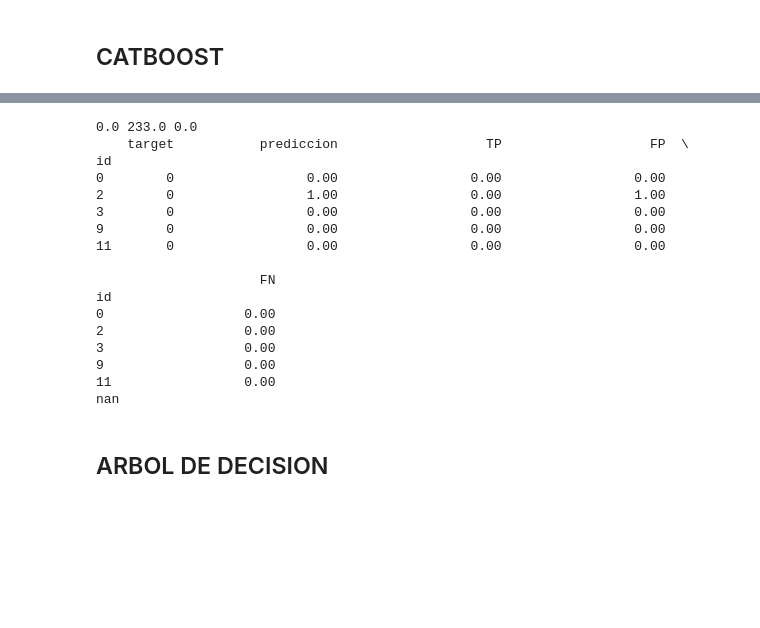
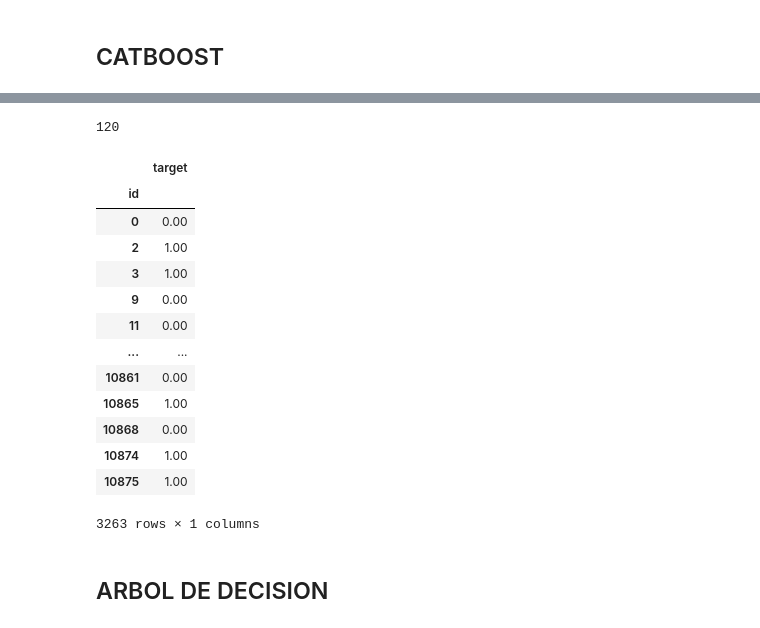
Before and after one commit to GIBelletti/TP2-7506-Datos, a Jupyter notebook: TP2.ipynb, the cells around one changed output, grey strips where cells are left out. Drawn from its saved outputs; the diff is of its cells as text; code cells hidden in the pictures; blank space fills up the shorter version.

Commit message:
ensamble de catboost

```diff
--- a/TP2.ipynb
+++ b/TP2.ipynb
@@ -263,0 +255,32 @@ predicion = model.predict(test_set)
+# %%
+def ensamble(df,n,prediccion):
+    #df['prediccion'] = prediccion
+    #df['prediccion'] = df['prediccion'].round()
+    df['target'] = df['target'] + prediccion.round()
+    n += 1
+    return (n,df)
+
+def calcular_resultado_de_prediccion(df,n):
+    df['target'] = df['target'].div(n).round()
+    return df
+# %%
+resultados_de_prediccion = pd.read_csv('sample_submission.csv',index_col=['id'])
+cantidadDePredicciones = 0
+for iter in range(3,10,2):
+    #iteraciones = 4
+    for lR in range(1,6):
+        learningRate = lR / 10
+        #iteraciones = 5
+        for profundidad in range(3,9):
+            #iteraciones = 5
+            #iteraciones totales = 100 catboosts se ejecutaran
+            # Initialize CatBoostRegressor
+            model = CatBoostRegressor(iterations=iter,
+                                      learning_rate=learningRate,
+                                      depth=profundidad)
+            # Fit model
+            model.fit(train_set, train_label)
+            # Get predictions
+            predicion = model.predict(test_set)
+            cantidadDePredicciones,resultados_de_prediccion = ensamble(resultados_de_prediccion,cantidadDePredicciones,predicion)
+            print("prediccion = ",cantidadDePredicciones)
@@ -264,31 +305,32 @@ predicion = model.predict(test_set)
 # %%
+resultados_de_prediccion = calcular_resultado_de_prediccion(resultados_de_prediccion,cantidadDePredicciones)
 #resultado
-solucionCatBoost = pd.DataFrame(data=predicion)
-solucionCatBoost.columns = ['target']
+#solucionCatBoost = pd.DataFrame(data=predicion)
+#solucionCatBoost.columns = ['target']
 #solucionCatBoost['id'] = test_set.reset_index()['id']
-solucionCatBoost['target'] = solucionCatBoost['target'].round()
+#solucionCatBoost['target'] = solucionCatBoost['target'].round()
 #solucionCatBoost.set_index(['id'])
 #solucionCatBoost.head()
-resultado = F1(solucionCatBoost)
-print(resultado)
+#resultado = F1(solucionCatBoost)
+#resultados_de_prediccion.drop(columns=['prediccion'])
+print(cantidadDePredicciones)
+resultados_de_prediccion
 # %% [output]
-0.0 233.0 0.0
-    target           prediccion                   TP                   FP  \
-id
-0        0                 0.00                 0.00                 0.00
-2        0                 1.00                 0.00                 1.00
-3        0                 0.00                 0.00                 0.00
-9        0                 0.00                 0.00                 0.00
-11       0                 0.00                 0.00                 0.00
-
-                     FN
-id
-0                  0.00
-2                  0.00
-3                  0.00
-9                  0.00
-11                 0.00
-nan
+120
+|  | target |
+| id |  |
+| 0 | 0.00 |
+| 2 | 1.00 |
+| 3 | 1.00 |
+| 9 | 0.00 |
+| 11 | 0.00 |
+| ... | ... |
+| 10861 | 0.00 |
+| 10865 | 1.00 |
+| 10868 | 0.00 |
+| 10874 | 1.00 |
+| 10875 | 1.00 |
+3263 rows × 1 columns
 # %% [markdown]
 ## ARBOL DE DECISION
 # %%
```
Also changed, not shown: parts of 6 cells of this notebook.
